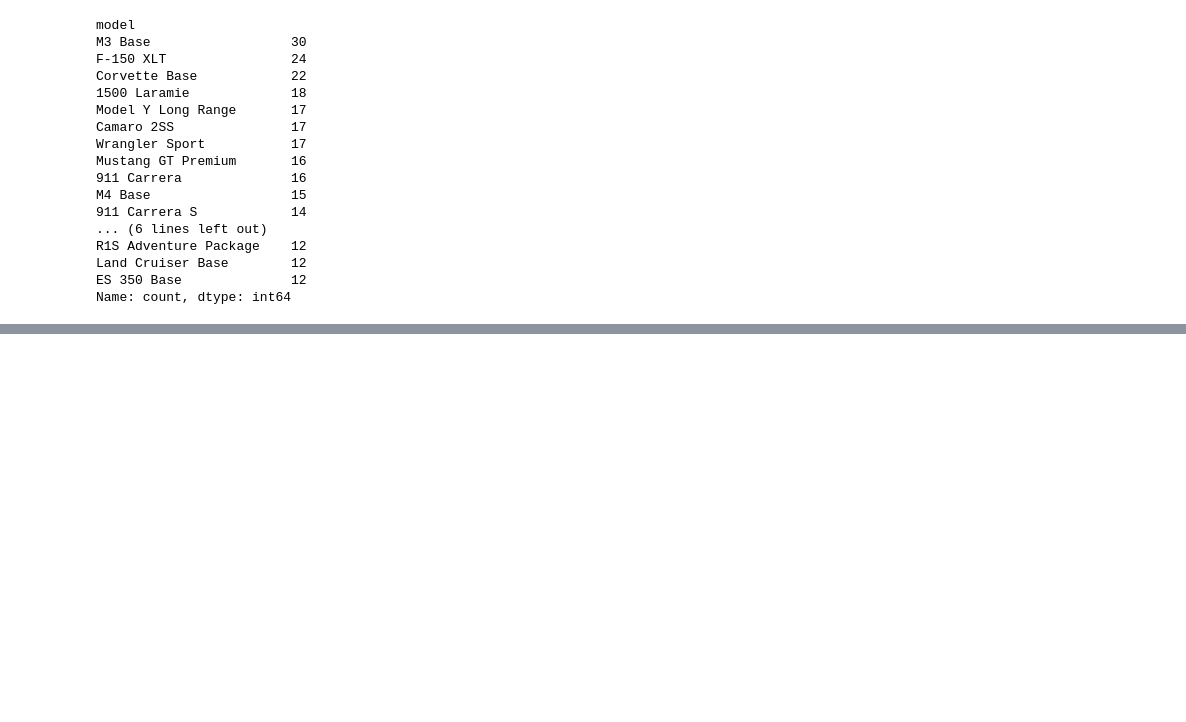
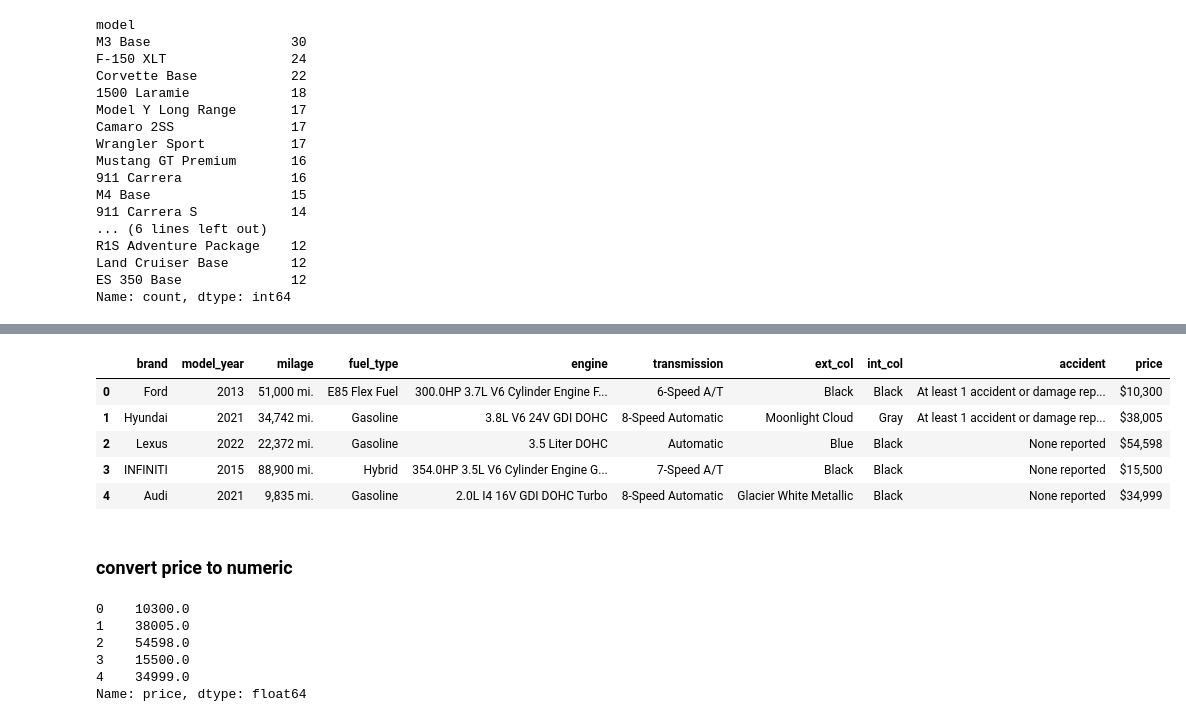
Before and after one commit to burureemmilio/machine_learning_capstone, a Jupyter notebook: used_car_price_prediction.ipynb, the cells around one changed output, grey strips where cells are left out. Saved outputs shown, nothing was run; the diff lists cells and outputs as text; code cells hidden in the pictures; blank space fills up the shorter version.

```diff
--- a/used_car_price_prediction.ipynb
+++ b/used_car_price_prediction.ipynb
@@ -197,0 +220,11 @@ Name: count, dtype: int64
+# %%
+df_clean.head()
+# %% [output]
+|  | brand | model_year | milage | fuel_type | engine | transmission | ext_col | int_col | accident | price |
+| 0 | Ford | 2013 | 51,000 mi. | E85 Flex Fuel | 300.0HP 3.7L V6 Cylinder Engine F... | 6-Speed A/T | Black | Black | At least 1 accident or damage rep... | $10,300 |
+| 1 | Hyundai | 2021 | 34,742 mi. | Gasoline | 3.8L V6 24V GDI DOHC | 8-Speed Automatic | Moonlight Cloud | Gray | At least 1 accident or damage rep... | $38,005 |
+| 2 | Lexus | 2022 | 22,372 mi. | Gasoline | 3.5 Liter DOHC | Automatic | Blue | Black | None reported | $54,598 |
+| 3 | INFINITI | 2015 | 88,900 mi. | Hybrid | 354.0HP 3.5L V6 Cylinder Engine G... | 7-Speed A/T | Black | Black | None reported | $15,500 |
+| 4 | Audi | 2021 | 9,835 mi. | Gasoline | 2.0L I4 16V GDI DOHC Turbo | 8-Speed Automatic | Glacier White Metallic | Black | None reported | $34,999 |
+# %% [markdown]
+### convert price to numeric
@@ -197,0 +233,9 @@ Name: count, dtype: int64
+# %%
+df_clean['price'].head()
+# %% [output]
+0    10300.0
+1    38005.0
+2    54598.0
+3    15500.0
+4    34999.0
+Name: price, dtype: float64
```
Also changed, not shown: parts of 76 cells of this notebook.
